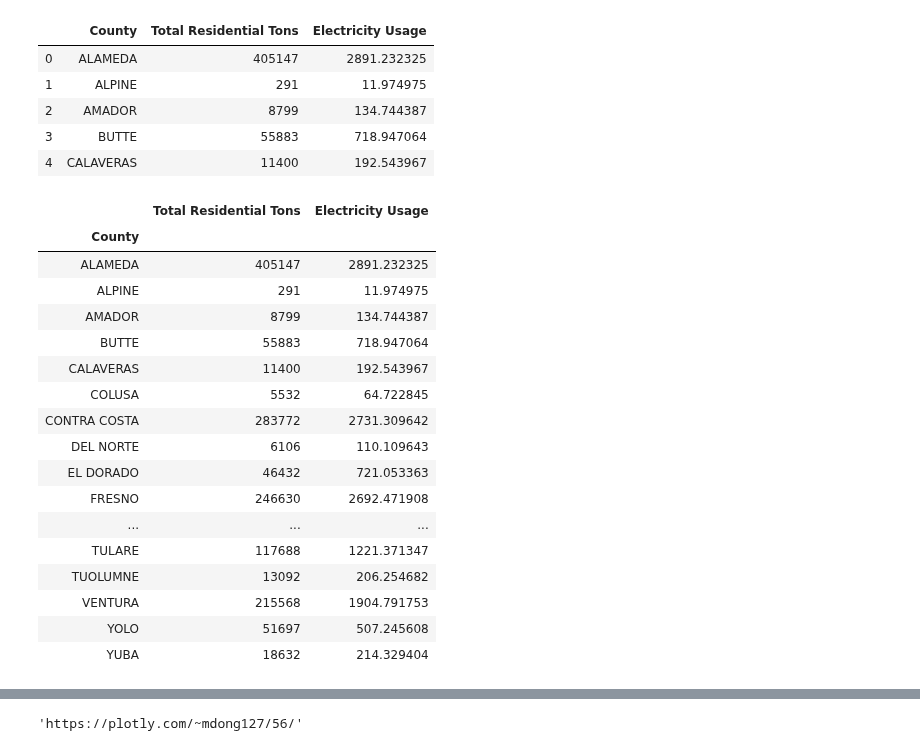
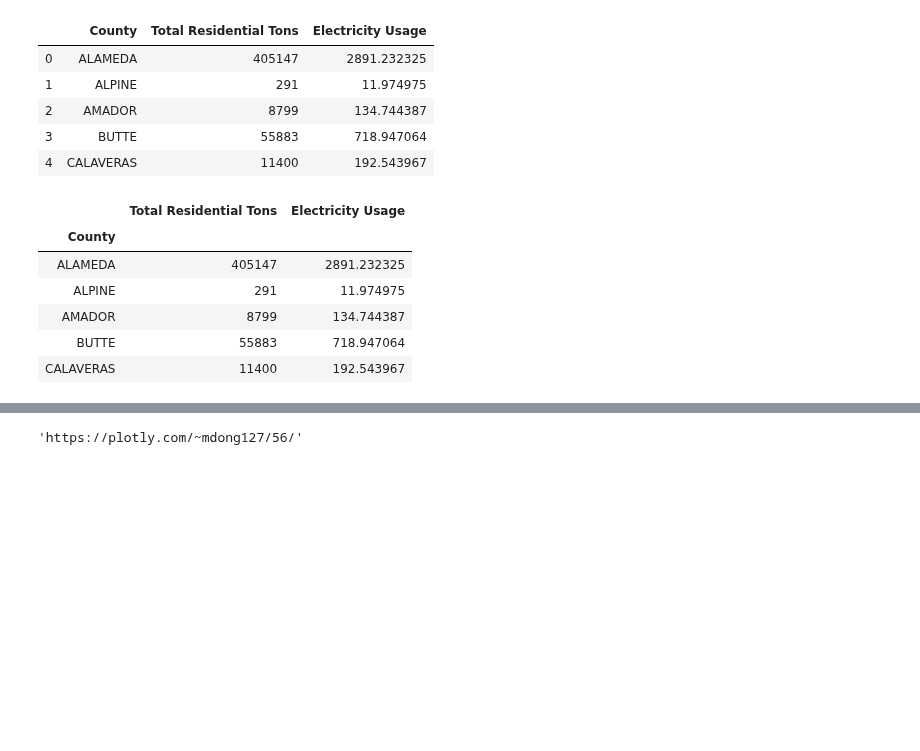
Before and after one commit to matthew-y-dong/ca-waste, a Jupyter notebook: eda/waste-data-eda.ipynb, the cells around one changed output, grey strips where cells are left out. Saved outputs shown, nothing was run; the diff lists cells and outputs as text; code cells hidden in the pictures; blank space fills up the shorter version.

```diff
--- a/eda/waste-data-eda.ipynb
+++ b/eda/waste-data-eda.ipynb
@@ -21,26 +21,15 @@ waste_electricity_df.head()
 | 3 | BUTTE | 55883 | 718.947064 |
 | 4 | CALAVERAS | 11400 | 192.543967 |
 # %%
-waste_electricity_df.groupby("County").agg("mean")
+waste_electricity_df.groupby("County").agg("mean").head()
 # %% [output]
 |  | Total Residential Tons | Electricity Usage |
 | County |  |  |
 | ALAMEDA | 405147 | 2891.232325 |
 | ALPINE | 291 | 11.974975 |
 | AMADOR | 8799 | 134.744387 |
 | BUTTE | 55883 | 718.947064 |
 | CALAVERAS | 11400 | 192.543967 |
-| COLUSA | 5532 | 64.722845 |
-| CONTRA COSTA | 283772 | 2731.309642 |
-| DEL NORTE | 6106 | 110.109643 |
-| EL DORADO | 46432 | 721.053363 |
-| FRESNO | 246630 | 2692.471908 |
-| ... | ... | ... |
-| TULARE | 117688 | 1221.371347 |
-| TUOLUMNE | 13092 | 206.254682 |
-| VENTURA | 215568 | 1904.791753 |
-| YOLO | 51697 | 507.245608 |
-| YUBA | 18632 | 214.329404 |
 # %%
 fig = px.scatter(waste_electricity_df, x="Electricity Usage", y="Total Residential Tons",
                  hover_data=["County"], log_x=True, log_y=True,
```
Also changed, not shown: parts of 1 cell of this notebook, 4 other files.
